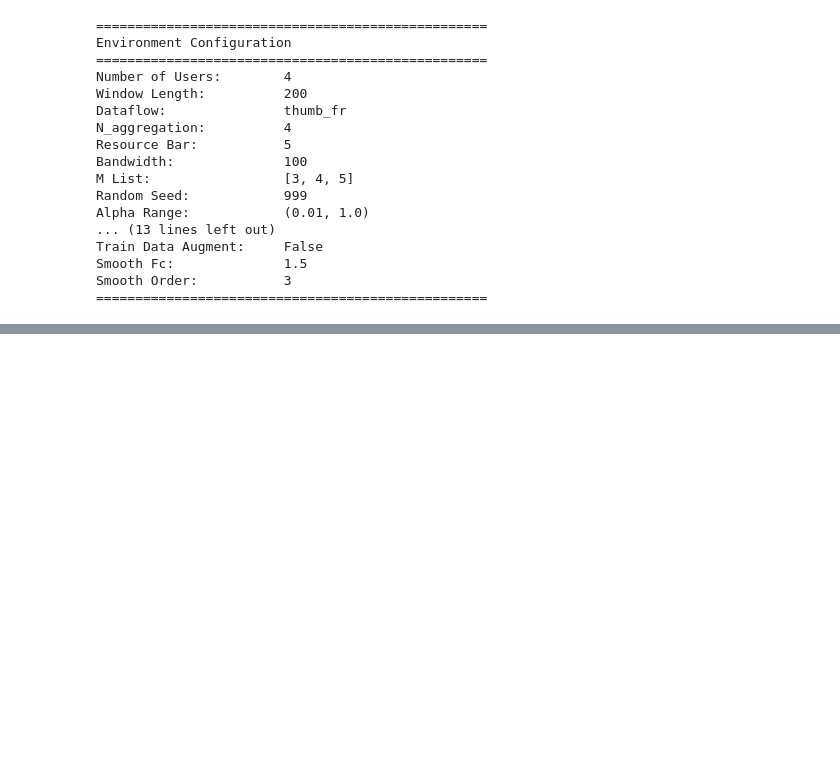
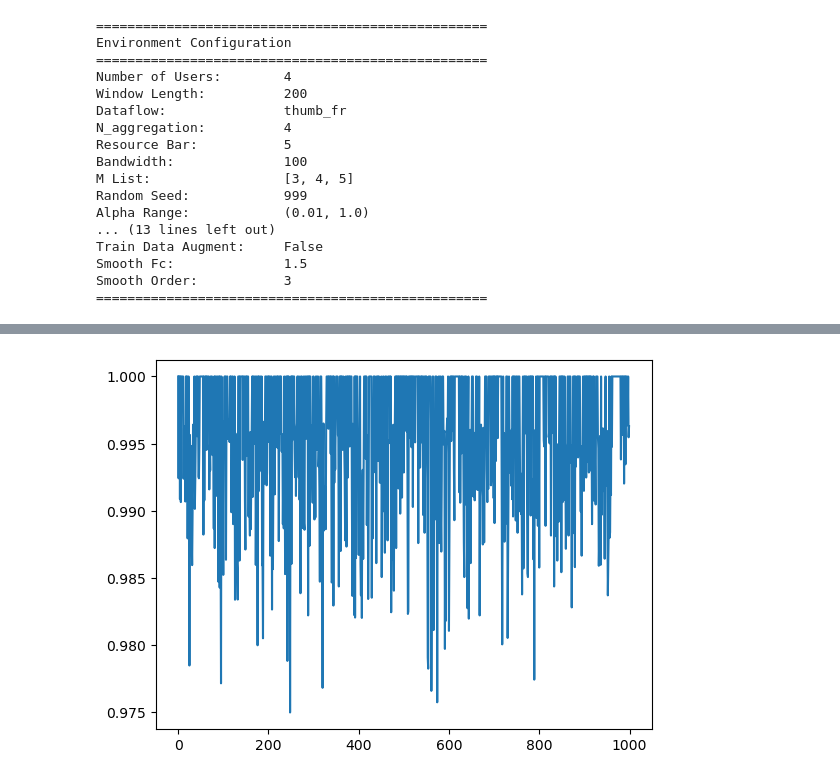
Before and after one commit to evanyeh5118/diffusion_resource_schduling_intra_slice, a Jupyter notebook: demo03b_eval_diffusionQ.ipynb, the cells around one changed output, grey strips where cells are left out. Saved outputs shown, nothing was run; the diff lists cells and outputs as text; code cells hidden in the pictures; blank space fills up the shorter version.

```diff
--- a/demo03b_eval_diffusionQ.ipynb
+++ b/demo03b_eval_diffusionQ.ipynb
@@ -108,0 +109,17 @@ plt.show()
+# %%
+def _preprocess_reward(reward, action, bandwidth):
+    w, r, _, alpha = zip(*action)
+    w, r, alpha = np.array(w), np.array(r), np.array(alpha)
+    cost = np.sum(w * r, axis=1)
+    excess  = cost - alpha * bandwidth
+    penalty = (np.maximum(excess, 0.0)/bandwidth)**2
+    #--------------------------
+    R = 1.0-np.array(reward) - 1000.0*penalty
+    return R
+
+r_preprocess = _preprocess_reward(evalResult['rewardRecord'], evalResult['actionsRecord'], envParams['B'])
+plt.plot(r_preprocess)
+plt.show()
+plt.show()
+# %% [output]
+[figure, added]
```
Also changed, not shown: parts of 4 cells of this notebook, 5 other files.
